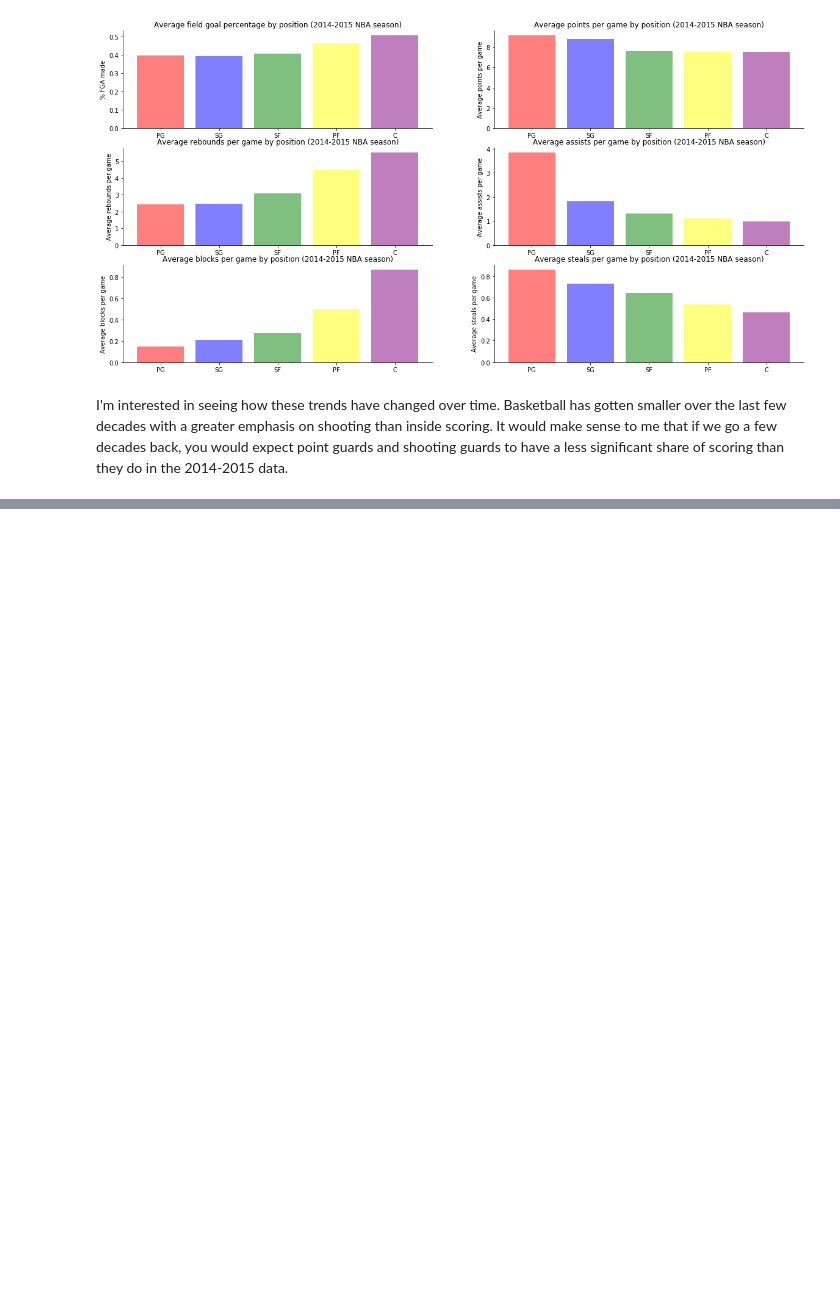
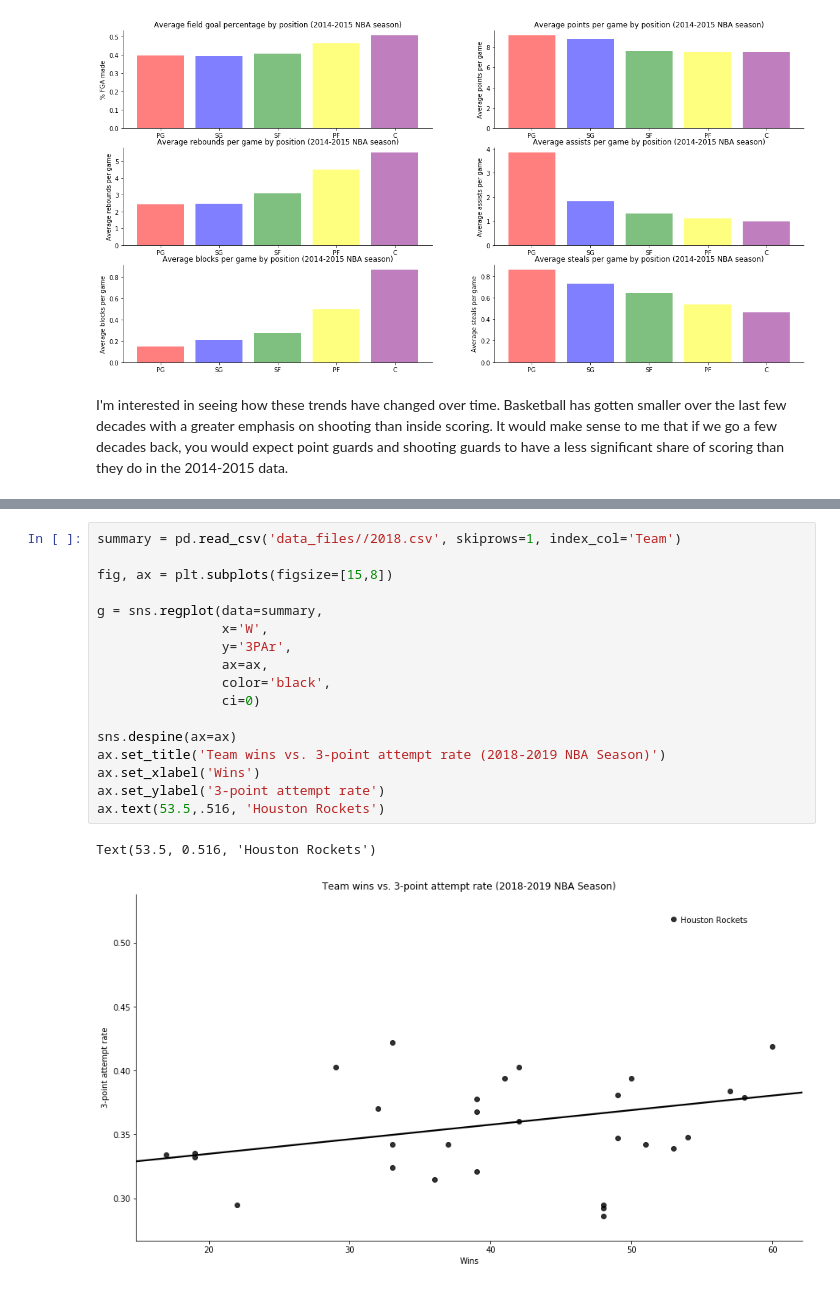
Before and after one commit to jacksonrhelf/data-projects, a Jupyter notebook: Basketball/Basketball.ipynb, the cells around one changed output, grey strips where cells are left out. Drawn from its saved outputs; the diff is of its cells as text; blank space fills up the shorter version.

```diff
--- a/Basketball/Basketball.ipynb
+++ b/Basketball/Basketball.ipynb
@@ -168,0 +255,20 @@ dtype: object
+# %%
+summary = pd.read_csv('data_files//2018.csv', skiprows=1, index_col='Team')
+
+fig, ax = plt.subplots(figsize=[15,8])
+
+g = sns.regplot(data=summary,
+                x='W',
+                y='3PAr',
+                ax=ax,
+                color='black',
+                ci=0)
+
+sns.despine(ax=ax)
+ax.set_title('Team wins vs. 3-point attempt rate (2018-2019 NBA Season)')
+ax.set_xlabel('Wins')
+ax.set_ylabel('3-point attempt rate')
+ax.text(53.5,.516, 'Houston Rockets')
+# %% [output]
+Text(53.5, 0.516, 'Houston Rockets')
+[figure, added]
```
Also changed, not shown: parts of 21 cells of this notebook, 4 other files.
